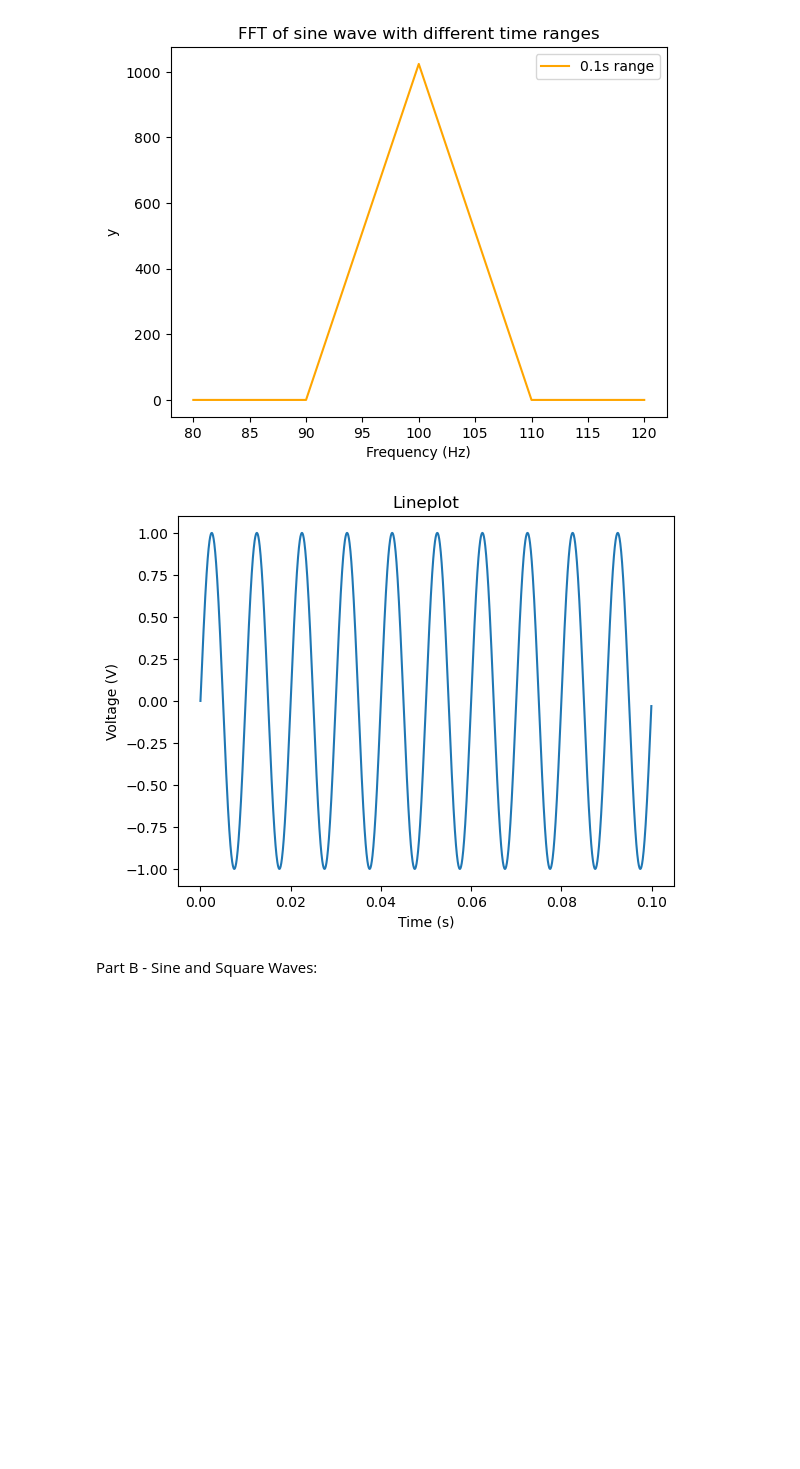
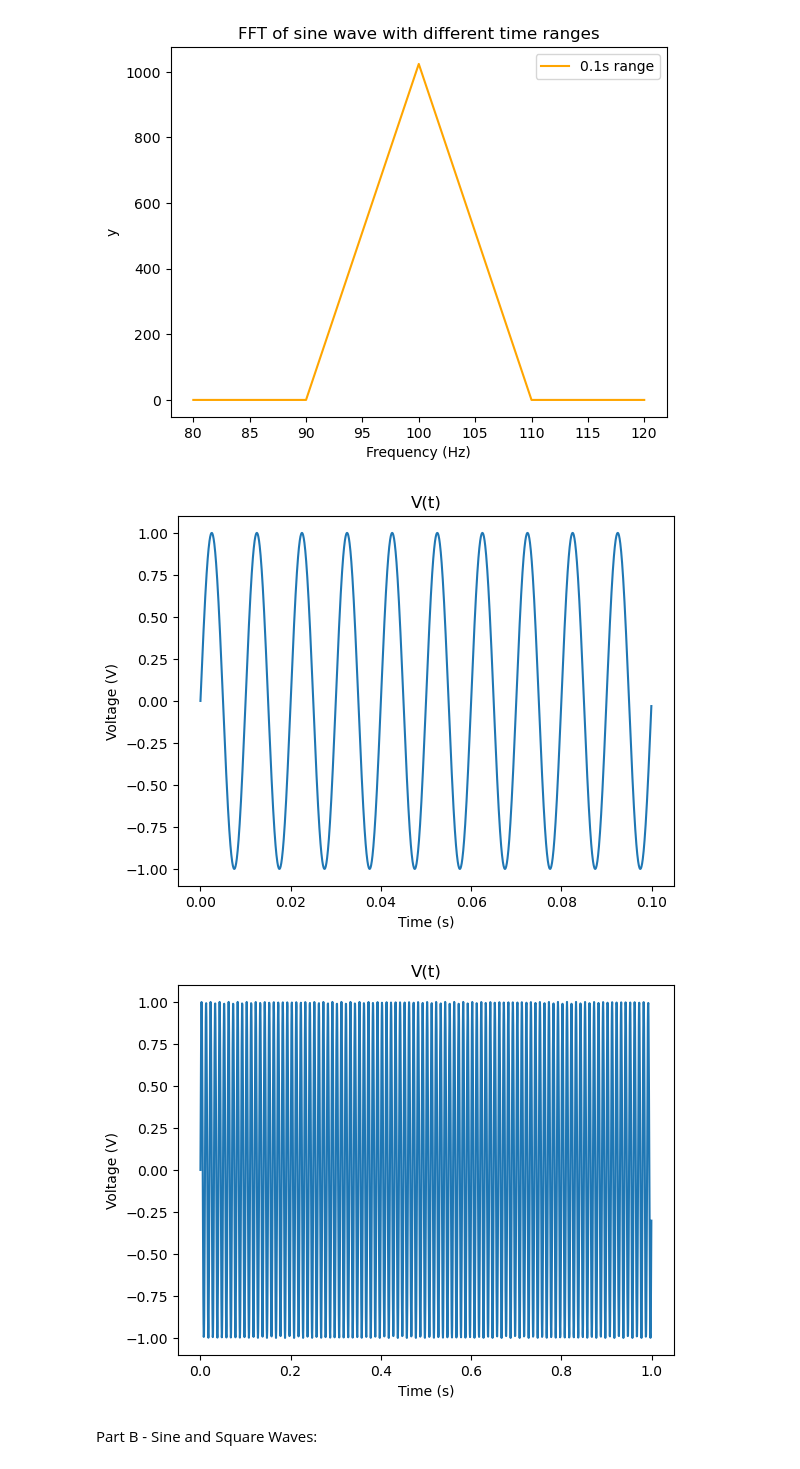
Before and after one commit to 4di03/APL_Labs, a Jupyter notebook: AFT_Lab.ipynb, the cells around one changed output. Saved outputs shown, nothing was run; the diff lists cells and outputs as text; code cells hidden in the pictures; blank space fills up the shorter version.

```diff
--- a/AFT_Lab.ipynb
+++ b/AFT_Lab.ipynb
@@ -73,7 +73,7 @@ def generate_combined_fft_plots(xlsx_path, sheet1_name, sheet2_name,
     return
 
 
-def plot_vt(xlsx_path,sheet_name,time_range = None, label = None, **kwargs ):
+def plot_vt(xlsx_path,sheet_name,time_range = None, label = None, title = None,**kwargs ):
     # TODO: abstract with plot_fft
     data = pd.read_excel(xlsx_path, sheet_name=sheet_name)
 
@@ -86,9 +86,13 @@ def plot_vt(xlsx_path,sheet_name,time_range = None, label = None, **kwargs ):
     y= data["y"]
 
     lineplot(x,y,label = label,xlabel = "Time (s)", ylabel = "Voltage (V)")
+
+    if title is not None:
+        plt.title(title)
+
     return
 
-def plot_fft(xlsx_path,sheet_name, freq_range = None, label_peaks = True, label = None,**kwargs):
+def plot_fft(xlsx_path,sheet_name, freq_range = None, label_peaks = True, label = None, title = None, round_peaks = True, **kwargs):
     data = pd.read_excel(xlsx_path, sheet_name=sheet_name)
     x_var = "Frequency (hz)"
     y_var = "IMABS(FFT(y))"
@@ -107,20 +111,26 @@ def plot_fft(xlsx_path,sheet_name, freq_range = None, label_peaks = True, label
 
         for i, peak in enumerate(peaks):
 
-            plt.annotate(f"({x.iloc[peak]:.0f},{y.iloc[peak]:.0f})",
+
+            x_peak_rounded = round(x.iloc[peak],2) if not round_peaks else round(x.iloc[peak])
+            y_peak_rounded = round(y.iloc[peak],2) if not round_peaks else round(y.iloc[peak])
+            plt.annotate(f"({x_peak_rounded},{y_peak_rounded})",
                          (x.iloc[peak],y.iloc[peak]),
                          xytext = (x.iloc[peak]+0.1,y.iloc[peak]+0.1), fontsize = 8)
+
+    if title is not None:
+        plt.title(title)
 
 
     return
 
 
-def generate_fft_plots(xlsx_path, sheet_name, fft_title = "V(f)", vt_title = "V(t)", **kwargs):
+def generate_fft_plots(xlsx_path, sheet_name, fft_title = "V(f)", vt_title = "V(t)", freq_range = None,time_range = None,**kwargs):
 
-    plot_vt(xlsx_path,sheet_name,title = vt_title)
+    plot_vt(xlsx_path,sheet_name,title = vt_title, time_range = time_range)
     plt.show()
 
-    plot_fft(xlsx_path,sheet_name, title = fft_title)
+    plot_fft(xlsx_path,sheet_name, title = fft_title,freq_range = freq_range, y_tol = kwargs.get("y_tol",0.5), round_peaks = kwargs.get("round_peaks",False))
     plt.show()
     return
 # %% [markdown]
@@ -158,7 +168,11 @@ plt.show()
 # %%
 plot_vt(xlsx_path='data/AFT/AFT_data.xlsx', sheet_name='A', title = 'V(t)')
 # %% [output]
-[figure, old version]
+[figure, new version]
+# %%
+plot_vt(xlsx_path='data/AFT/AFT_data.xlsx', sheet_name='A.3', title = 'V(t)')
+# %% [output]
+[figure, added]
 # %% [markdown]
 Part B - Sine and Square Waves:
 # %%
```
Also changed, not shown: parts of 6 cells of this notebook, 1 other file.
